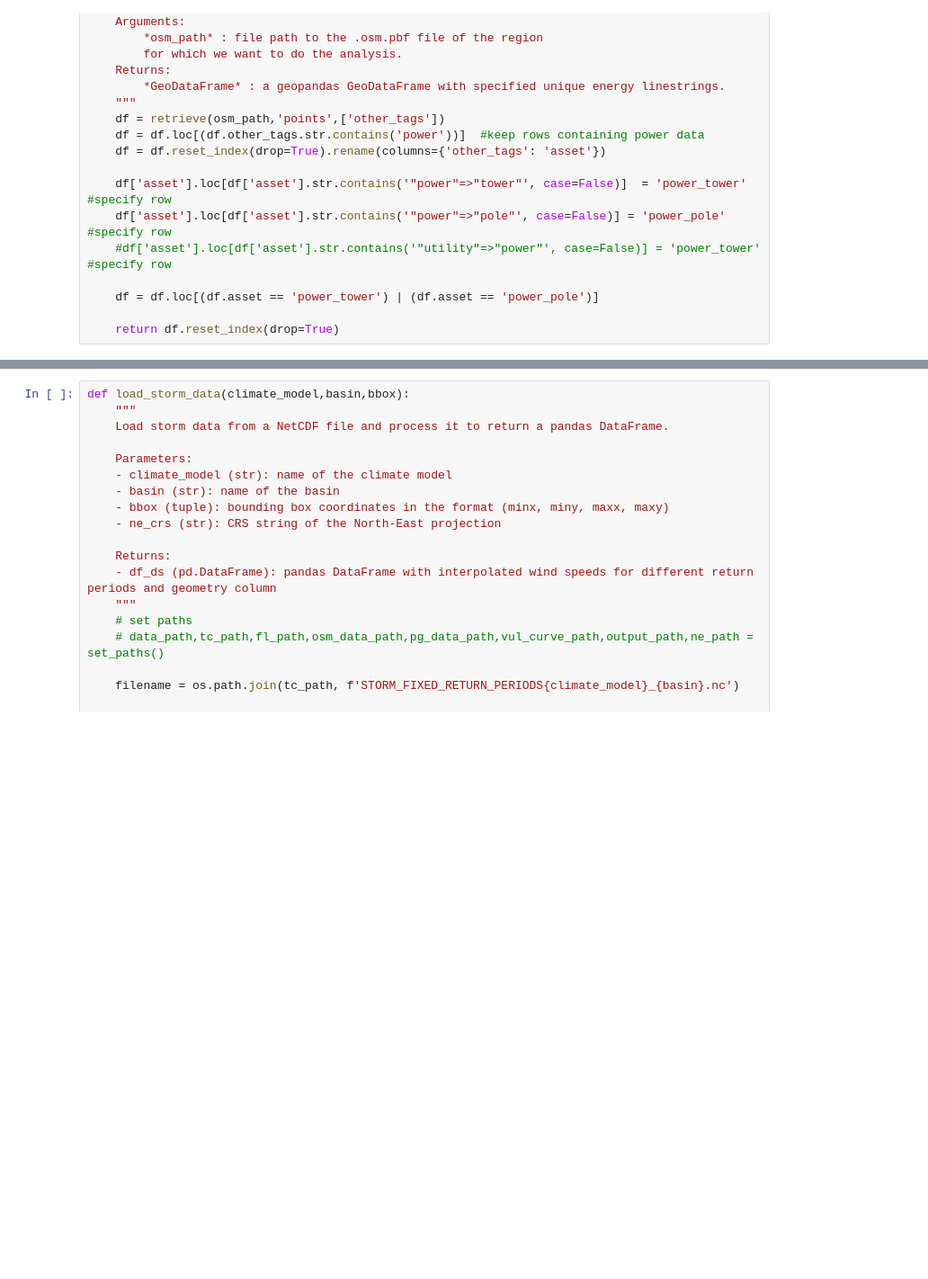
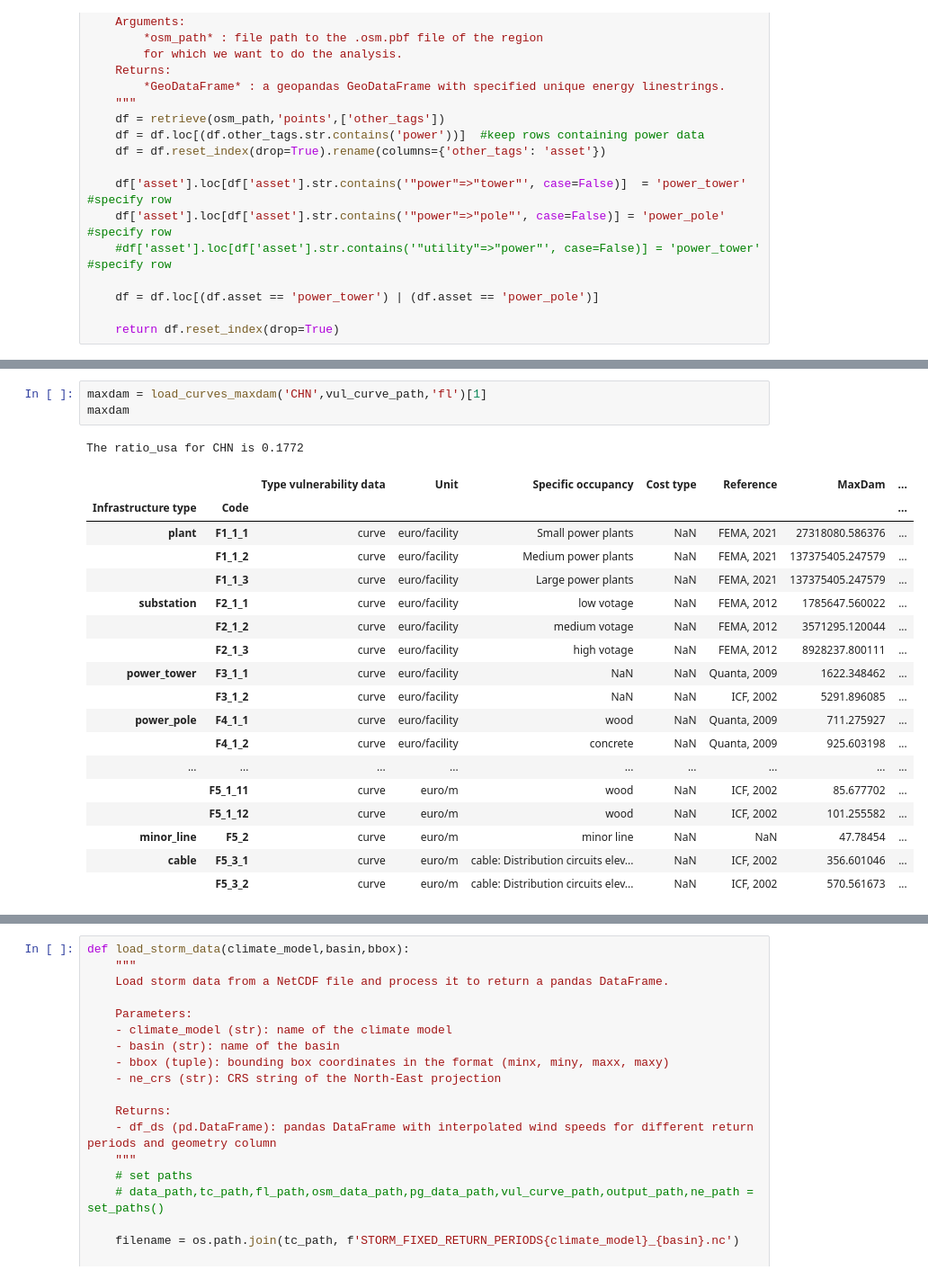
Before and after one commit to Mengqi-Ye/pg_risk_analysis, a Jupyter notebook: notebooks/Example_run.ipynb, the cells around one changed output, grey strips where cells are left out. Shown at 90% size. Drawn from its saved outputs; the diff is of its cells as text; blank space fills up the shorter version.

```diff
--- a/notebooks/Example_run.ipynb
+++ b/notebooks/Example_run.ipynb
@@ -502,4 +478,27 @@ def get_damage_per_asset_per_rp(asset,df_ds,assets,curves,maxdam,return_period,c
                                         np.sum((np.interp(get_hazard_points[return_period].values,
                                                           hazard_intensity,fragility_values.T[iter_]))*upperdam_asset[iter_])])
             return collect_all
+# %%
+maxdam = load_curves_maxdam('CHN',vul_curve_path,'fl')[1]
+maxdam
+# %% [output]
+The ratio_usa for CHN is 0.1772
+|  |  | Type vulnerability data | Unit | Specific occupancy | Cost type | Reference | MaxDam | ... |
+| Infrastructure type | Code |  |  |  |  |  |  | ... |
+| plant | F1_1_1 | curve | euro/facility | Small power plants | NaN | FEMA, 2021 | 27318080.586376 | ... |
+|  | F1_1_2 | curve | euro/facility | Medium power plants | NaN | FEMA, 2021 | 137375405.247579 | ... |
+|  | F1_1_3 | curve | euro/facility | Large power plants | NaN | FEMA, 2021 | 137375405.247579 | ... |
+| substation | F2_1_1 | curve | euro/facility | low votage | NaN | FEMA, 2012 | 1785647.560022 | ... |
+|  | F2_1_2 | curve | euro/facility | medium votage | NaN | FEMA, 2012 | 3571295.120044 | ... |
+|  | F2_1_3 | curve | euro/facility | high votage | NaN | FEMA, 2012 | 8928237.800111 | ... |
+| power_tower | F3_1_1 | curve | euro/facility | NaN | NaN | Quanta, 2009 | 1622.348462 | ... |
+|  | F3_1_2 | curve | euro/facility | NaN | NaN | ICF, 2002 | 5291.896085 | ... |
+| power_pole | F4_1_1 | curve | euro/facility | wood | NaN | Quanta, 2009 | 711.275927 | ... |
+|  | F4_1_2 | curve | euro/facility | concrete | NaN | Quanta, 2009 | 925.603198 | ... |
+| ... | ... | ... | ... | ... | ... | ... | ... | ... |
+|  | F5_1_11 | curve | euro/m | wood | NaN | ICF, 2002 | 85.677702 | ... |
+|  | F5_1_12 | curve | euro/m | wood | NaN | ICF, 2002 | 101.255582 | ... |
+| minor_line | F5_2 | curve | euro/m | minor line | NaN | NaN | 47.78454 | ... |
+| cable | F5_3_1 | curve | euro/m | cable: Distribution circuits elev... | NaN | ICF, 2002 | 356.601046 | ... |
+|  | F5_3_2 | curve | euro/m | cable: Distribution circuits elev... | NaN | ICF, 2002 | 570.561673 | ... |
 # %%
```
Also changed, not shown: parts of 20 cells of this notebook, 10 other files.
